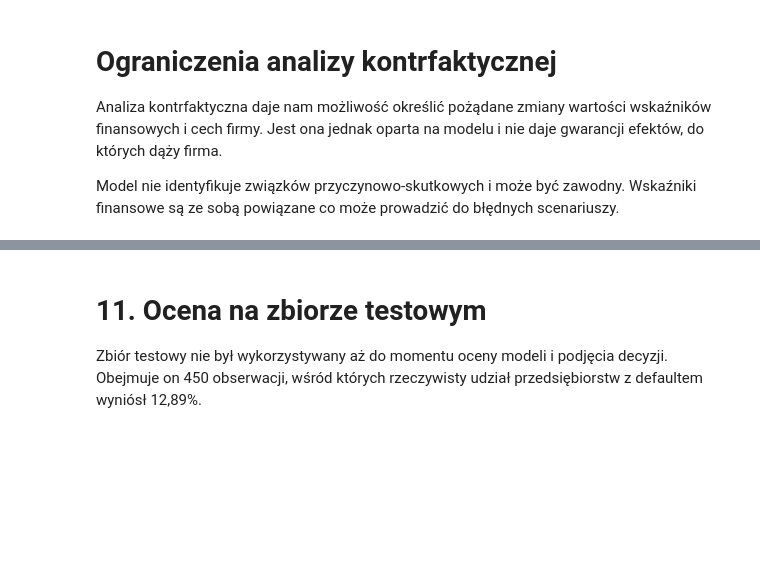
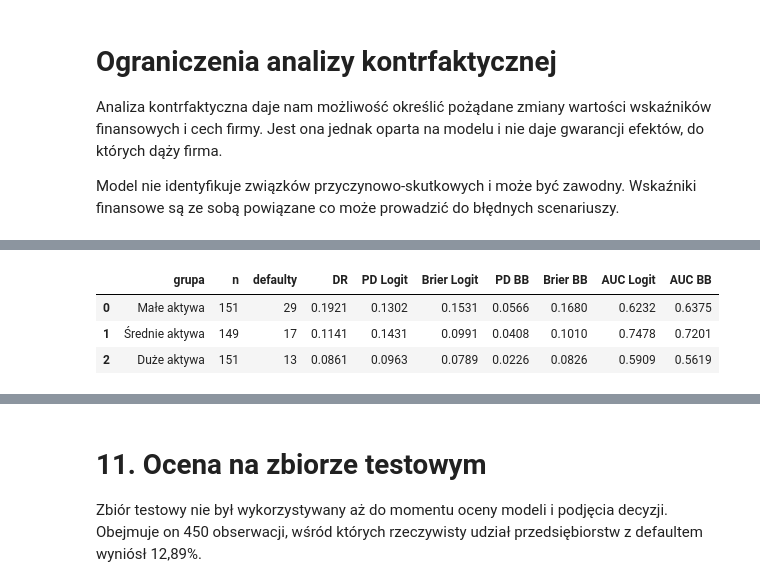
Before and after one commit to mkrajevsky/Rating_model, a Jupyter notebook: Projekt.ipynb, the cells around one changed output, grey strips where cells are left out. Drawn from its saved outputs; the diff is of its cells as text; code cells hidden in the pictures; blank space fills up the shorter version.

```diff
--- a/Projekt.ipynb
+++ b/Projekt.ipynb
@@ -2507,7 +2507,7 @@ for nazwa_modelu, p_valid in slownik_modeli_val.items():
   plt.plot(progi, zysk_va / 1e3, color=KOL["logit"])
   plt.axvline(p_star, ls="--", color="gray", label=f"teoretyczny p* = {p_star:.3f}")
   plt.axvline(prog_va, ls=":", color="black", label=f"najlepszy na valid = {prog_va:.3f}")
-  plt.xlabel("próg PD"); plt.ylabel("zysk portfela (mln zł)"); plt.title("Zysk a próg (valid, PD po kalibracji do 4%)"); plt.legend(); plt.grid(alpha=0.3); plt.show()
+  plt.xlabel("próg PD"); plt.ylabel("zysk portfela"); plt.title("Zysk a próg (valid, PD po kalibracji do 4%)"); plt.legend(); plt.grid(alpha=0.3); plt.show()
 
 prog_va_logit = optymalne_progi.get("Logit")
 prog_va_bb = optymalne_progi.get("Black-Box")
@@ -2873,0 +2878,47 @@ Model nie identyfikuje związków przyczynowo-skutkowych i może być zawodny. W
+# %%
+audyt = X_va[["Aktywa"]].copy()
+audyt["y"] = y_va.to_numpy()
+audyt["pd_logit"] = p_inter_val
+audyt["pd_bb"] = pd_koncowe(X_va)
+
+# Podział na trzy grupy według kwantyli
+audyt["grupa"] = pd.qcut(
+    audyt["Aktywa"],
+    q=3,
+    labels=["Małe aktywa", "Średnie aktywa", "Duże aktywa"],
+    duplicates="drop"
+)
+
+wyniki = []
+
+for grupa, d in audyt.groupby("grupa", observed=True):
+    y = d["y"]
+
+    wiersz = {
+        "grupa": str(grupa),
+        "n": len(d),
+        "defaulty": int(y.sum()),
+        "DR": y.mean(),
+        "PD Logit": d["pd_logit"].mean(),
+        "Brier Logit": brier_score_loss(y, d["pd_logit"]),
+        "PD BB": d["pd_bb"].mean(),
+        "Brier BB": brier_score_loss(y, d["pd_bb"]),
+        "AUC Logit": (
+            roc_auc_score(y, d["pd_logit"])
+            if y.nunique() == 2 else np.nan
+        ),
+        "AUC BB": (
+            roc_auc_score(y, d["pd_bb"])
+            if y.nunique() == 2 else np.nan
+        )
+    }
+
+    wyniki.append(wiersz)
+
+tabela_audytu = pd.DataFrame(wyniki)
+display(tabela_audytu.round(4))
+# %% [output]
+|  | grupa | n | defaulty | DR | PD Logit | Brier Logit | PD BB | Brier BB | AUC Logit | AUC BB |
+| 0 | Małe aktywa | 151 | 29 | 0.1921 | 0.1302 | 0.1531 | 0.0566 | 0.1680 | 0.6232 | 0.6375 |
+| 1 | Średnie aktywa | 149 | 17 | 0.1141 | 0.1431 | 0.0991 | 0.0408 | 0.1010 | 0.7478 | 0.7201 |
+| 2 | Duże aktywa | 151 | 13 | 0.0861 | 0.0963 | 0.0789 | 0.0226 | 0.0826 | 0.5909 | 0.5619 |
```
Also changed, not shown: parts of 6 cells of this notebook.
